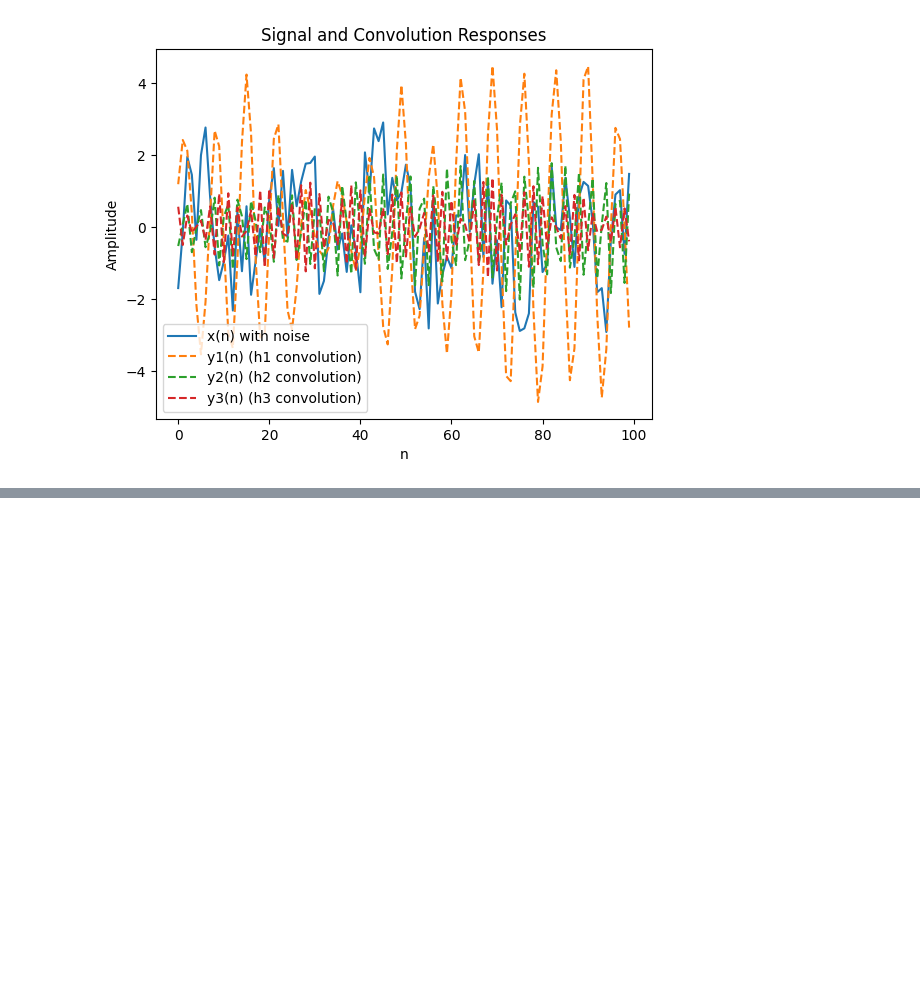
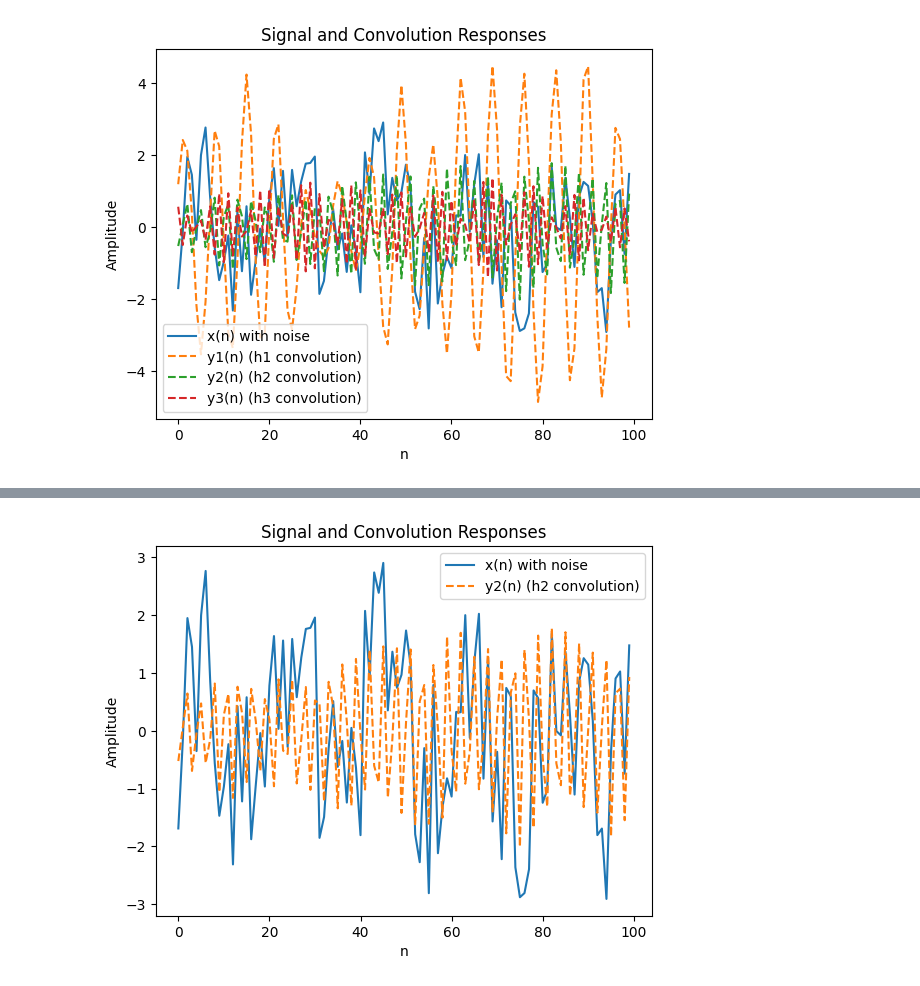
Before and after one commit to LifeHashed/Signals, a Jupyter notebook: Signals3.ipynb, the cells around one changed output, grey strips where cells are left out. Saved outputs shown, nothing was run; the diff lists cells and outputs as text; code cells hidden in the pictures; blank space fills up the shorter version.

```diff
--- a/Signals3.ipynb
+++ b/Signals3.ipynb
@@ -172,0 +189,10 @@ plt.show()
+# %%
+plt.plot(n_values, x_n_with_noise, label='x(n) with noise')
+plt.plot(n_values, y2_n, label='y2(n) (h2 convolution)', linestyle='dashed')
+plt.title('Signal and Convolution Responses')
+plt.xlabel('n')
+plt.ylabel('Amplitude')
+plt.legend()
+plt.show()
+# %% [output]
+[figure, added]
```
Also changed, not shown: parts of 4 cells of this notebook.
